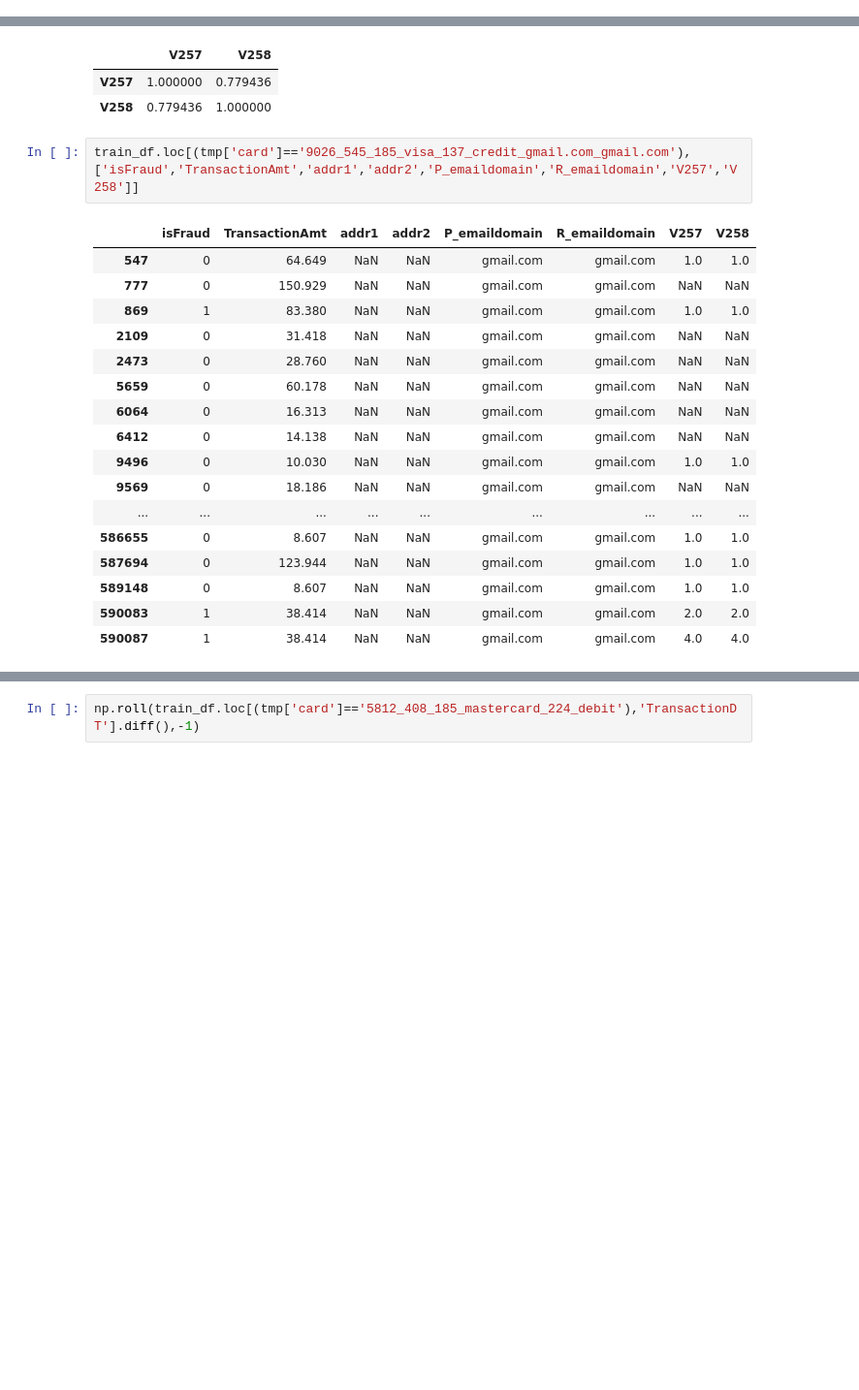
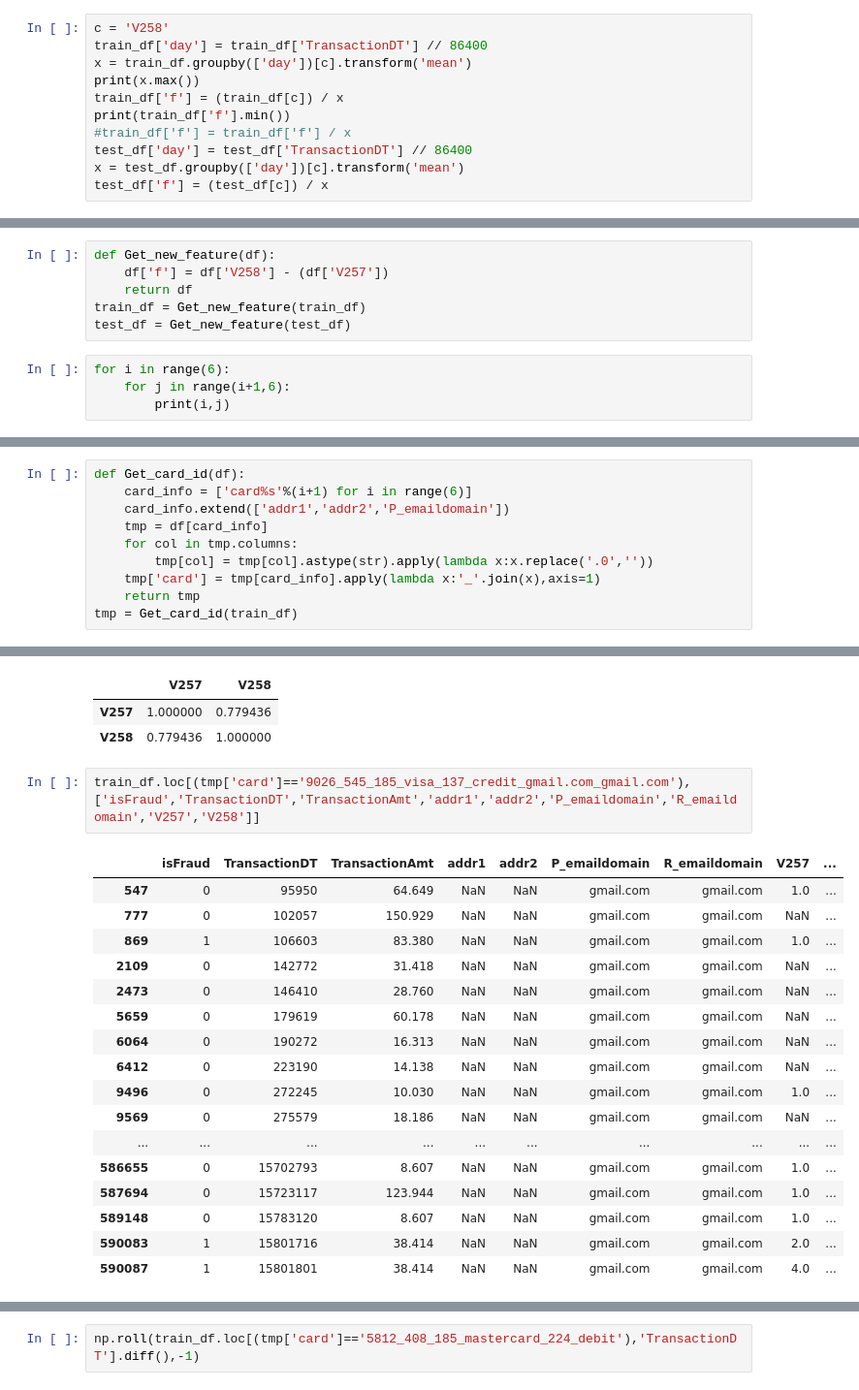
Before and after one commit to jxzly/Kaggle-IEEE-CIS-Fraud-Detection-2019, a Jupyter notebook: data_review.ipynb, the cells around one changed output, grey strips where cells are left out. Shown at 97% size. Drawn from its saved outputs; the diff is of its cells as text; blank space fills up the shorter version.

```diff
--- a/data_review.ipynb
+++ b/data_review.ipynb
@@ -382,0 +546,11 @@ plt.show()
+# %%
+c = 'V258'
+train_df['day'] = train_df['TransactionDT'] // 86400
+x = train_df.groupby(['day'])[c].transform('mean')
+print(x.max())
+train_df['f'] = (train_df[c]) / x
+print(train_df['f'].min())
+#train_df['f'] = train_df['f'] / x
+test_df['day'] = test_df['TransactionDT'] // 86400
+x = test_df.groupby(['day'])[c].transform('mean')
+test_df['f'] = (test_df[c]) / x
@@ -382,0 +657,10 @@ plt.show()
+# %%
+def Get_new_feature(df):
+    df['f'] = df['V258'] - (df['V257'])
+    return df
+train_df = Get_new_feature(train_df)
+test_df = Get_new_feature(test_df)
+# %%
+for i in range(6):
+    for j in range(i+1,6):
+        print(i,j)
@@ -382,0 +692,10 @@ plt.show()
+# %%
+def Get_card_id(df):
+    card_info = ['card%s'%(i+1) for i in range(6)]
+    card_info.extend(['addr1','addr2','P_emaildomain'])
+    tmp = df[card_info]
+    for col in tmp.columns:
+        tmp[col] = tmp[col].astype(str).apply(lambda x:x.replace('.0',''))
+    tmp['card'] = tmp[card_info].apply(lambda x:'_'.join(x),axis=1)
+    return tmp
+tmp = Get_card_id(train_df)
@@ -480,22 +849,22 @@ train_df[['V257','V258']].corr()
 | V257 | 1.000000 | 0.779436 |
 | V258 | 0.779436 | 1.000000 |
 # %%
-train_df.loc[(tmp['card']=='9026_545_185_visa_137_credit_gmail.com_gmail.com'),['isFraud','TransactionAmt','addr1','addr2','P_emaildomain','R_emaildomain','V257','V258']]
+train_df.loc[(tmp['card']=='9026_545_185_visa_137_credit_gmail.com_gmail.com'),['isFraud','TransactionDT','TransactionAmt','addr1','addr2','P_emaildomain','R_emaildomain','V257','V258']]
 # %% [output]
-|  | isFraud | TransactionAmt | addr1 | addr2 | P_emaildomain | R_emaildomain | V257 | V258 |
-| 547 | 0 | 64.649 | NaN | NaN | gmail.com | gmail.com | 1.0 | 1.0 |
-| 777 | 0 | 150.929 | NaN | NaN | gmail.com | gmail.com | NaN | NaN |
-| 869 | 1 | 83.380 | NaN | NaN | gmail.com | gmail.com | 1.0 | 1.0 |
-| 2109 | 0 | 31.418 | NaN | NaN | gmail.com | gmail.com | NaN | NaN |
-| 2473 | 0 | 28.760 | NaN | NaN | gmail.com | gmail.com | NaN | NaN |
-| 5659 | 0 | 60.178 | NaN | NaN | gmail.com | gmail.com | NaN | NaN |
-| 6064 | 0 | 16.313 | NaN | NaN | gmail.com | gmail.com | NaN | NaN |
-| 6412 | 0 | 14.138 | NaN | NaN | gmail.com | gmail.com | NaN | NaN |
-| 9496 | 0 | 10.030 | NaN | NaN | gmail.com | gmail.com | 1.0 | 1.0 |
-| 9569 | 0 | 18.186 | NaN | NaN | gmail.com | gmail.com | NaN | NaN |
-| ... | ... | ... | ... | ... | ... | ... | ... | ... |
-| 586655 | 0 | 8.607 | NaN | NaN | gmail.com | gmail.com | 1.0 | 1.0 |
-| 587694 | 0 | 123.944 | NaN | NaN | gmail.com | gmail.com | 1.0 | 1.0 |
-| 589148 | 0 | 8.607 | NaN | NaN | gmail.com | gmail.com | 1.0 | 1.0 |
-| 590083 | 1 | 38.414 | NaN | NaN | gmail.com | gmail.com | 2.0 | 2.0 |
-| 590087 | 1 | 38.414 | NaN | NaN | gmail.com | gmail.com | 4.0 | 4.0 |
+|  | isFraud | TransactionDT | TransactionAmt | addr1 | addr2 | P_emaildomain | R_emaildomain | V257 | ... |
+| 547 | 0 | 95950 | 64.649 | NaN | NaN | gmail.com | gmail.com | 1.0 | ... |
+| 777 | 0 | 102057 | 150.929 | NaN | NaN | gmail.com | gmail.com | NaN | ... |
+| 869 | 1 | 106603 | 83.380 | NaN | NaN | gmail.com | gmail.com | 1.0 | ... |
+| 2109 | 0 | 142772 | 31.418 | NaN | NaN | gmail.com | gmail.com | NaN | ... |
+| 2473 | 0 | 146410 | 28.760 | NaN | NaN | gmail.com | gmail.com | NaN | ... |
+| 5659 | 0 | 179619 | 60.178 | NaN | NaN | gmail.com | gmail.com | NaN | ... |
+| 6064 | 0 | 190272 | 16.313 | NaN | NaN | gmail.com | gmail.com | NaN | ... |
+| 6412 | 0 | 223190 | 14.138 | NaN | NaN | gmail.com | gmail.com | NaN | ... |
+| 9496 | 0 | 272245 | 10.030 | NaN | NaN | gmail.com | gmail.com | 1.0 | ... |
+| 9569 | 0 | 275579 | 18.186 | NaN | NaN | gmail.com | gmail.com | NaN | ... |
+| ... | ... | ... | ... | ... | ... | ... | ... | ... | ... |
+| 586655 | 0 | 15702793 | 8.607 | NaN | NaN | gmail.com | gmail.com | 1.0 | ... |
+| 587694 | 0 | 15723117 | 123.944 | NaN | NaN | gmail.com | gmail.com | 1.0 | ... |
+| 589148 | 0 | 15783120 | 8.607 | NaN | NaN | gmail.com | gmail.com | 1.0 | ... |
+| 590083 | 1 | 15801716 | 38.414 | NaN | NaN | gmail.com | gmail.com | 2.0 | ... |
+| 590087 | 1 | 15801801 | 38.414 | NaN | NaN | gmail.com | gmail.com | 4.0 | ... |
```
Also changed, not shown: parts of 41 cells of this notebook, 5 other files.
